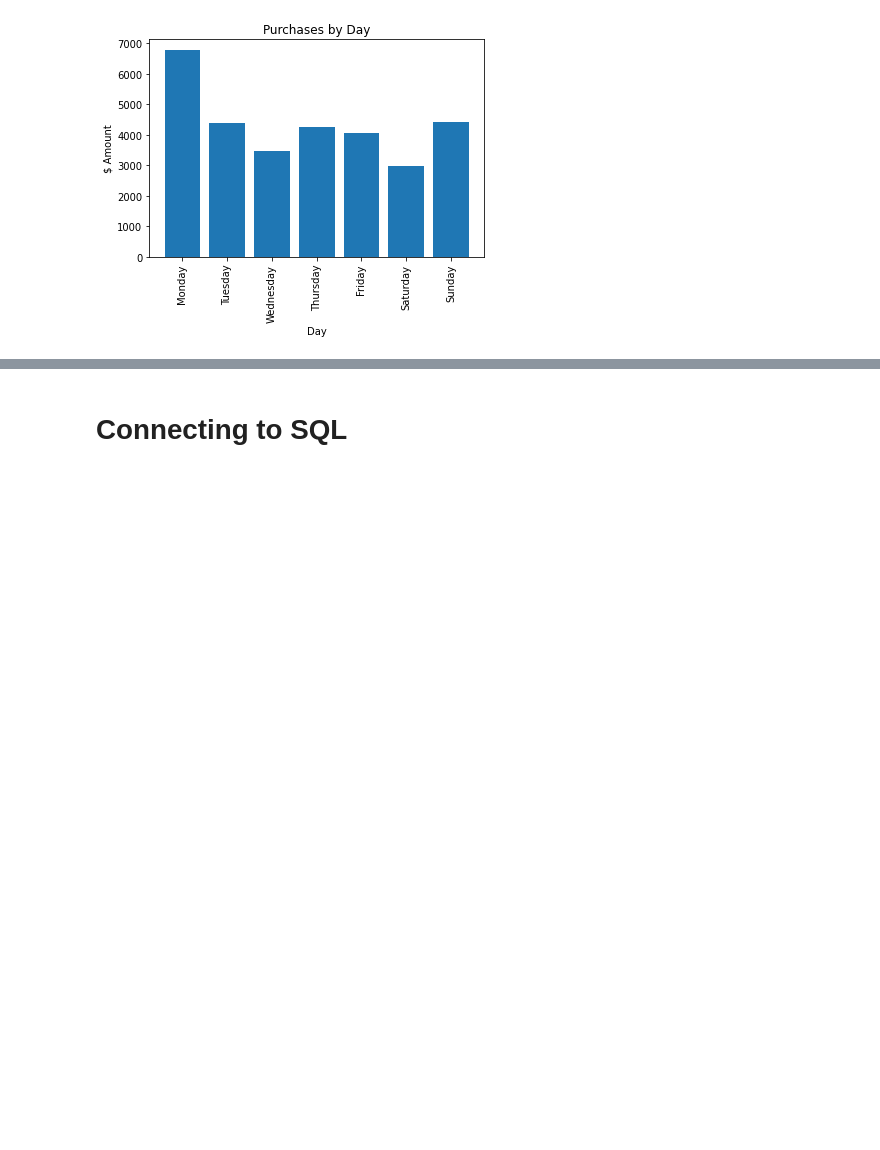
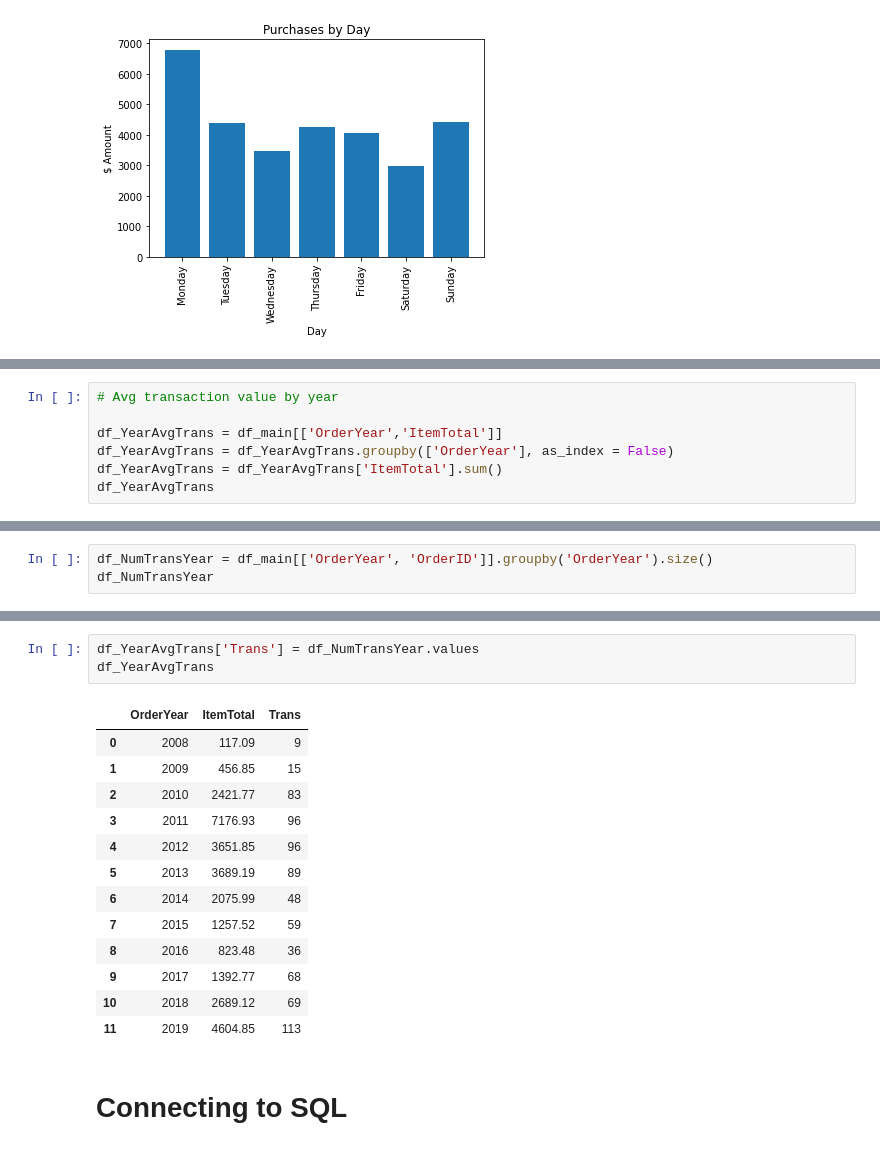
Before and after one commit to AmitSamra/AmazonOrderHistory, a Jupyter notebook: AmazonOrderHistory.ipynb, the cells around one changed output, grey strips where cells are left out. Drawn from its saved outputs; the diff is of its cells as text; blank space fills up the shorter version.

Commit message:
Added Transactions by Year

```diff
--- a/AmazonOrderHistory.ipynb
+++ b/AmazonOrderHistory.ipynb
@@ -805,0 +782,7 @@ df_PurTrans
+# %%
+# Avg transaction value by year
+
+df_YearAvgTrans = df_main[['OrderYear','ItemTotal']]
+df_YearAvgTrans = df_YearAvgTrans.groupby(['OrderYear'], as_index = False)
+df_YearAvgTrans = df_YearAvgTrans['ItemTotal'].sum()
+df_YearAvgTrans
@@ -805,0 +803,3 @@ df_PurTrans
+# %%
+df_NumTransYear = df_main[['OrderYear', 'OrderID']].groupby('OrderYear').size()
+df_NumTransYear
@@ -806,3 +821,20 @@ df_PurTrans
+# %%
+df_YearAvgTrans['Trans'] = df_NumTransYear.values
+df_YearAvgTrans
+# %% [output]
+|  | OrderYear | ItemTotal | Trans |
+| 0 | 2008 | 117.09 | 9 |
+| 1 | 2009 | 456.85 | 15 |
+| 2 | 2010 | 2421.77 | 83 |
+| 3 | 2011 | 7176.93 | 96 |
+| 4 | 2012 | 3651.85 | 96 |
+| 5 | 2013 | 3689.19 | 89 |
+| 6 | 2014 | 2075.99 | 48 |
+| 7 | 2015 | 1257.52 | 59 |
+| 8 | 2016 | 823.48 | 36 |
+| 9 | 2017 | 1392.77 | 68 |
+| 10 | 2018 | 2689.12 | 69 |
+| 11 | 2019 | 4604.85 | 113 |
 # %% [markdown]
 #  Connecting to SQL
 # %%
```
Also changed, not shown: parts of 4 cells of this notebook.
